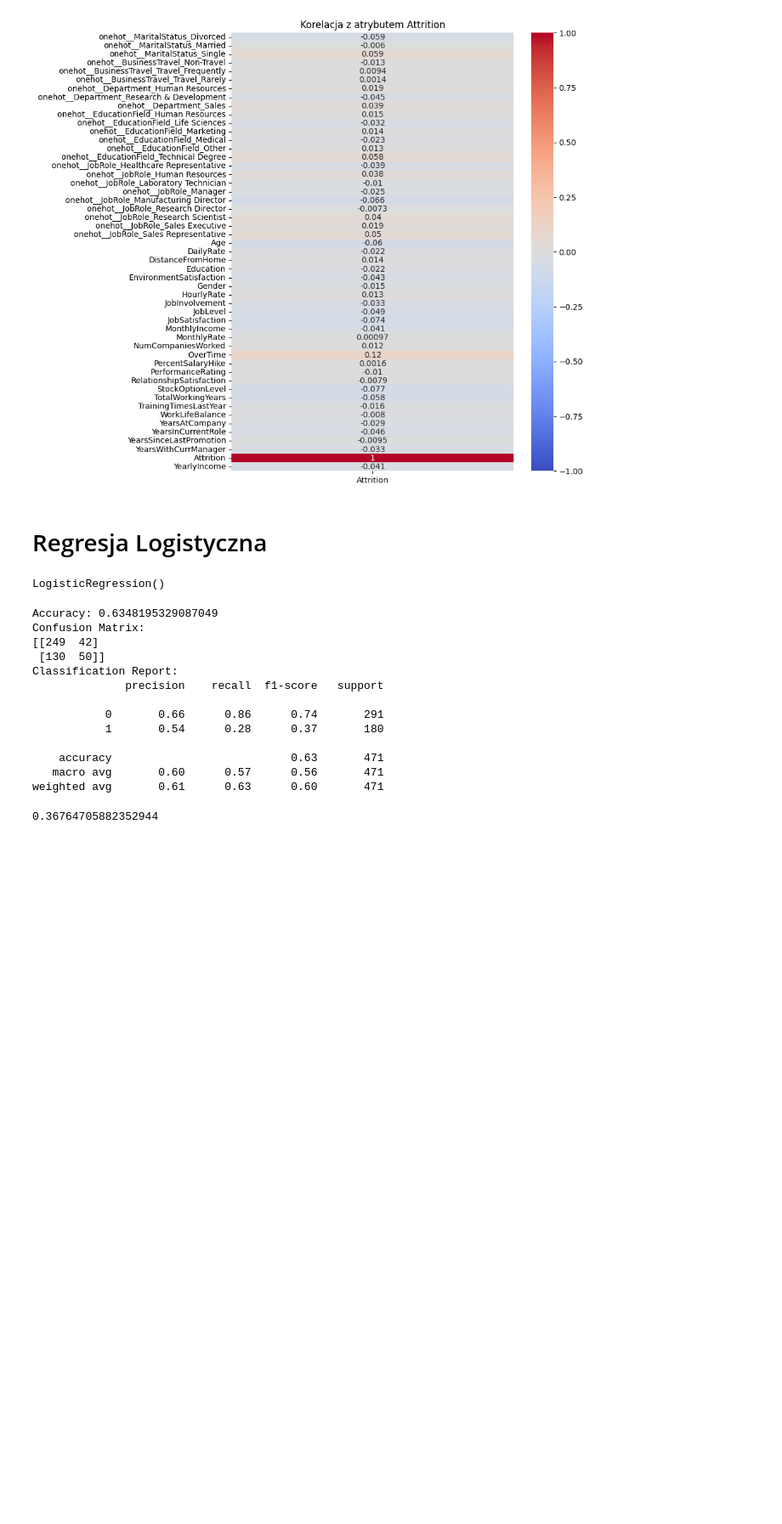
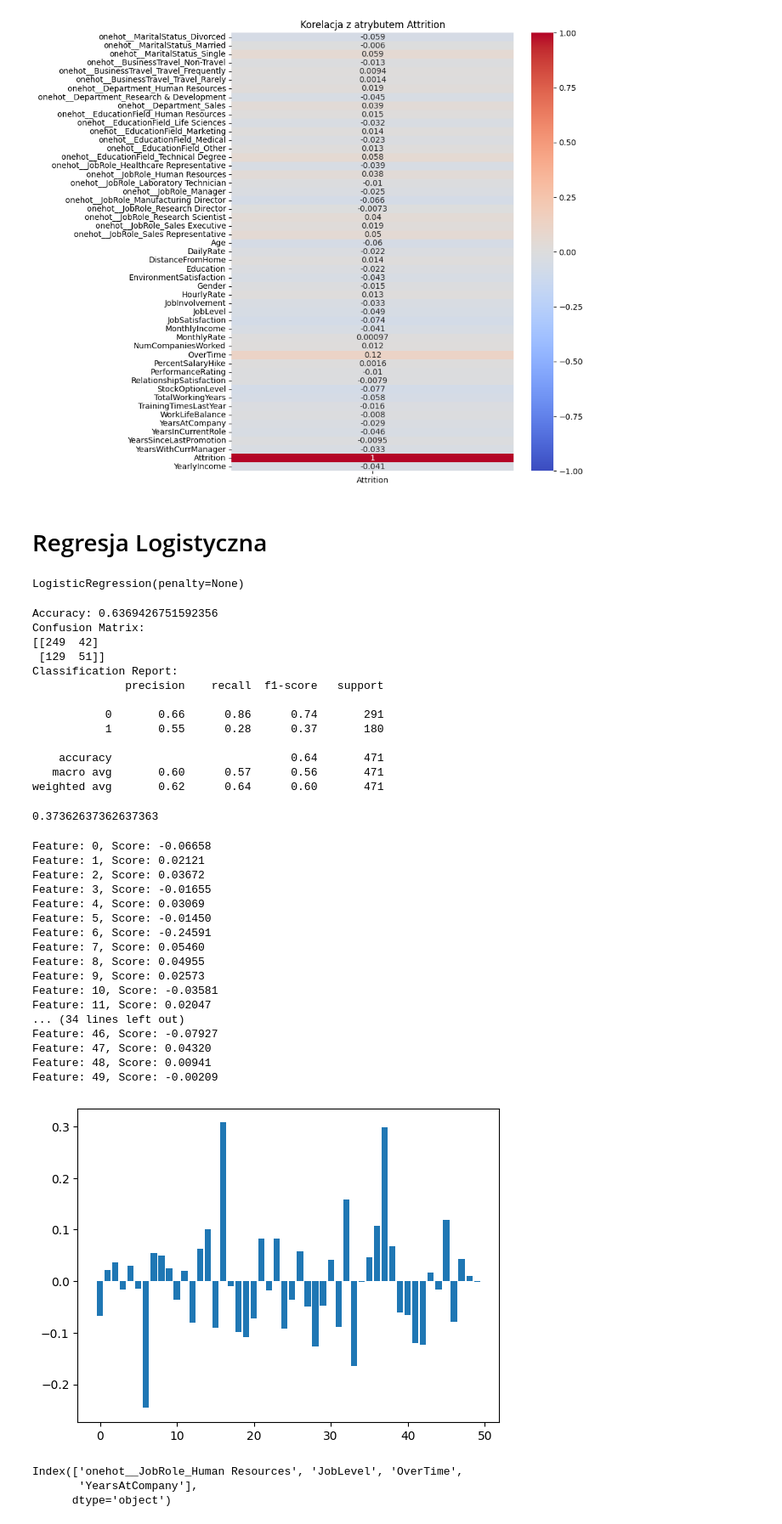
Before and after one commit to janmaliszewski/Klasyfikacja_projekt, a Jupyter notebook: Projekt klasyfikacja test 3.ipynb, the cells around one changed output. Shown at 85% size. Drawn from its saved outputs; the diff is of its cells as text; code cells hidden in the pictures; blank space fills up the shorter version.

```diff
--- a/Projekt klasyfikacja test 3.ipynb
+++ b/Projekt klasyfikacja test 3.ipynb
@@ -198,10 +201,10 @@ scaler = StandardScaler()
 X_train_scaled = scaler.fit_transform(X_train)
 X_test_scaled = scaler.transform(X_test)
 # %%
-model = LogisticRegression()
+model = LogisticRegression(penalty=None)
 model.fit(X_train_scaled, y_train)
 # %% [output]
-LogisticRegression()
+LogisticRegression(penalty=None)
 # %%
 y_pred = model.predict(X_test_scaled)
 # %%
@@ -213,21 +216,54 @@ print(f'Accuracy: {accuracy}')
 print(f'Confusion Matrix:\n{confusion}')
 print(f'Classification Report:\n{classification_report_result}')
 # %% [output]
-Accuracy: 0.6348195329087049
+Accuracy: 0.6369426751592356
 Confusion Matrix:
 [[249  42]
- [130  50]]
+ [129  51]]
 Classification Report:
               precision    recall  f1-score   support
 
            0       0.66      0.86      0.74       291
-           1       0.54      0.28      0.37       180
+           1       0.55      0.28      0.37       180
 
-    accuracy                           0.63       471
+    accuracy                           0.64       471
    macro avg       0.60      0.57      0.56       471
-weighted avg       0.61      0.63      0.60       471
+weighted avg       0.62      0.64      0.60       471
 # %%
 f1 = f1_score(y_test, y_pred)
 f1
 # %% [output]
-0.36764705882352944
+0.37362637362637363
+# %%
+importance = model.coef_[0]
+# summarize feature importance
+for i,v in enumerate(importance):
+	print('Feature: %0d, Score: %.5f' % (i,v))
+# plot feature importance
+pyplot.bar([x for x in range(len(importance))], importance)
+pyplot.show()
+# %% [output]
+Feature: 0, Score: -0.06658
+Feature: 1, Score: 0.02121
+Feature: 2, Score: 0.03672
+Feature: 3, Score: -0.01655
+Feature: 4, Score: 0.03069
+Feature: 5, Score: -0.01450
+Feature: 6, Score: -0.24591
+Feature: 7, Score: 0.05460
+Feature: 8, Score: 0.04955
+Feature: 9, Score: 0.02573
+Feature: 10, Score: -0.03581
+Feature: 11, Score: 0.02047
+... (34 lines left out)
+Feature: 46, Score: -0.07927
+Feature: 47, Score: 0.04320
+Feature: 48, Score: 0.00941
+Feature: 49, Score: -0.00209
+[figure, added]
+# %%
+X.columns[importance>0.11]
+# %% [output]
+Index(['onehot__JobRole_Human Resources', 'JobLevel', 'OverTime',
+       'YearsAtCompany'],
+      dtype='object')
```
Also changed, not shown: parts of 3 cells of this notebook.
